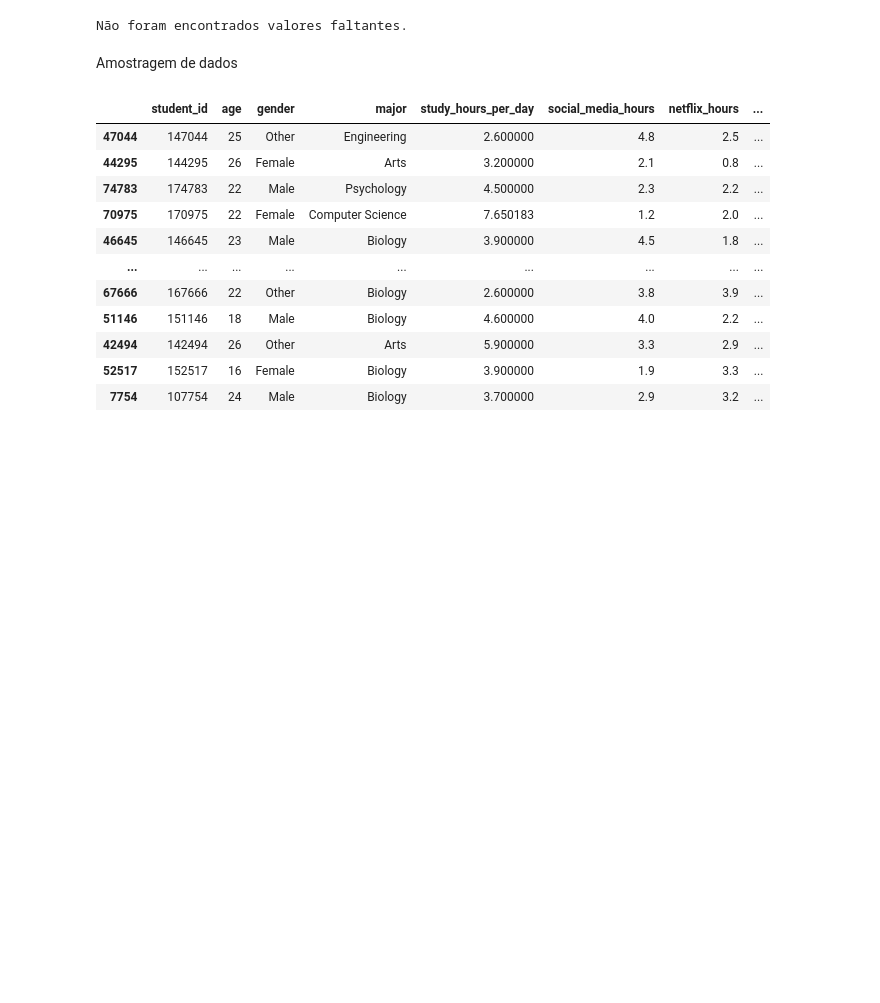
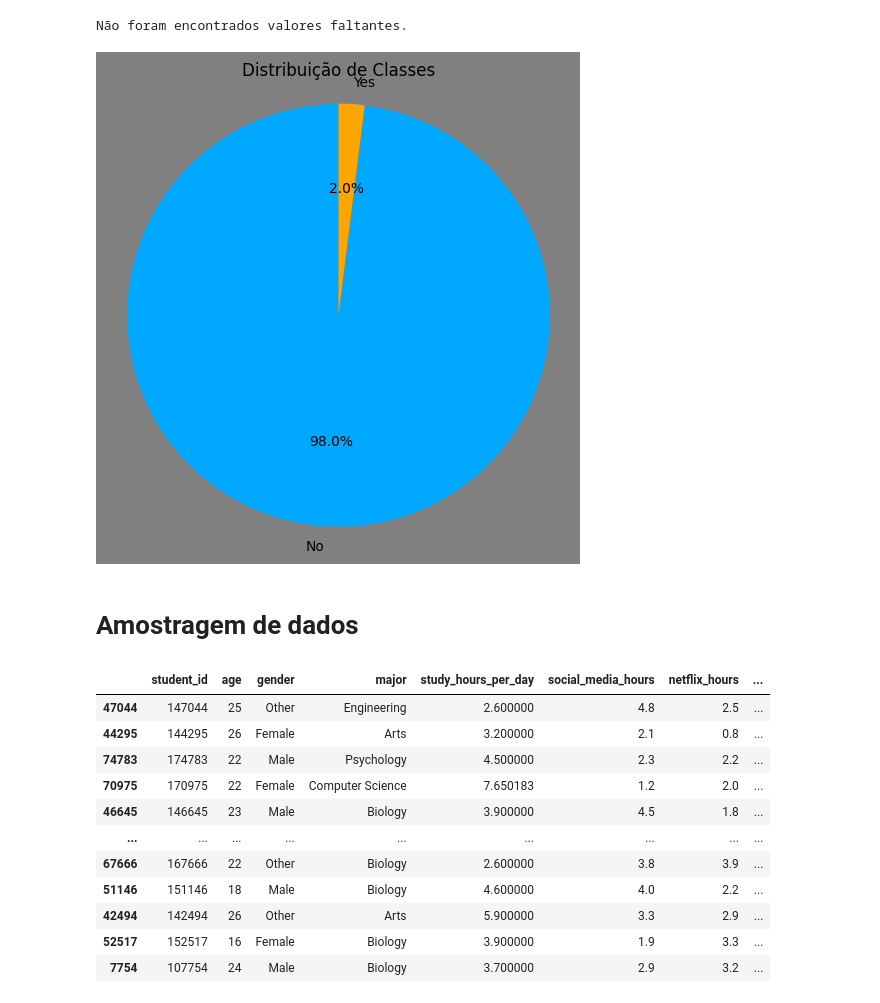
Before and after one commit to rafyzzs/tpia, a Jupyter notebook: ia.ipynb, the cells around one changed output. Cells and saved outputs as stored; diff of their text form; code cells hidden in the pictures; blank space fills up the shorter version.

```diff
--- a/ia.ipynb
+++ b/ia.ipynb
@@ -34,8 +35,20 @@ else:
     print("Colunas com valores faltantes:\n",valores_faltantes)
 # %% [output]
 Não foram encontrados valores faltantes.
+# %%
+#plotando Distribuição de Classes
+count = df['dropout_risk'].value_counts()
+
+fig, ax = plt.subplots(figsize=(6,6), facecolor='grey')
+colors = ['#00A8FF', '#FFA500']
+plt.pie(count, labels=count.index, autopct='%1.1f%%', startangle=90, colors=colors)
+plt.title('Distribuição de Classes')
+plt.axis('equal')
+plt.show()
+# %% [output]
+[figure, added]
 # %% [markdown]
-Amostragem de dados
+# Amostragem de dados
 # %%
 # Aleatória com 20% dos dados
 df_sample = df.sample(frac=0.2, random_state=42)
```
Also changed, not shown: parts of 11 cells of this notebook, 1 other file.
